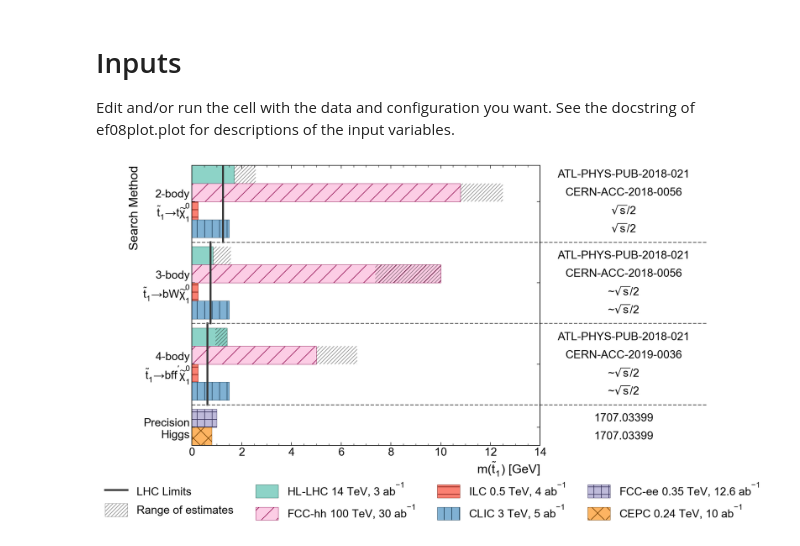
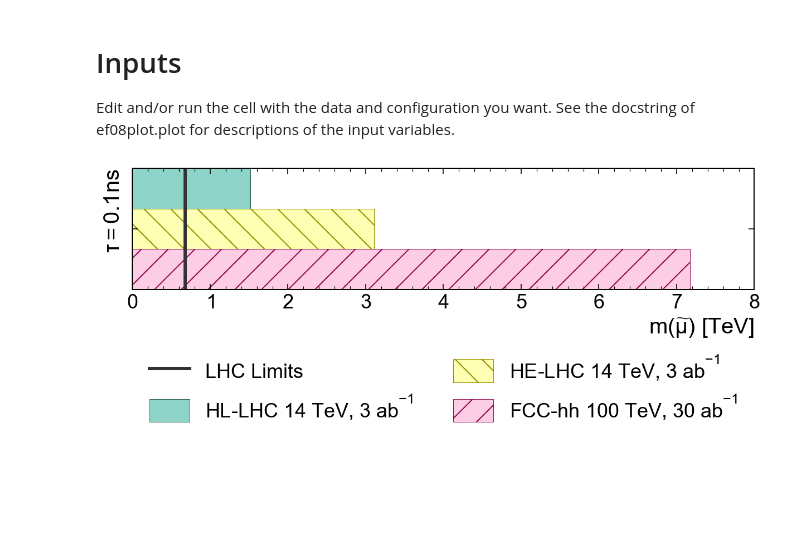
Before and after one commit to riley-x/snowmass-ef08-plots, a Jupyter notebook: plot.ipynb, the cells around one changed output. Saved outputs shown, nothing was run; the diff lists cells and outputs as text; code cells hidden in the pictures; blank space fills up the shorter version.

Commit message:
add smuon

```diff
--- a/plot.ipynb
+++ b/plot.ipynb
@@ -94,6 +94,32 @@ styles = {
 }
 
 xlabel = r'$m(\widetilde{t}_1)$ [GeV]'
+# %%
+################################################################
+###                           SMUON                          ###
+################################################################
+
+vals = {
+    '': {
+        'HL-LHC': [1.52, ''],
+        'HE-LHC': [3.11, ''],
+        'FCC-hh': [7.17, ''],
+        'current limits': .680,
+    },
+}
+
+cmap = mcm.get_cmap('Set3')
+styles = {
+    'HL-LHC': {'annotation':'14 TeV, 3 ab$^{-1}$', 'color':cmap(0), 'hatch':None},
+    'HE-LHC': {'annotation':'14 TeV, 3 ab$^{-1}$', 'color':cmap(1), 'hatch':'\\'},
+    'FCC-hh': {'annotation':'100 TeV, 30 ab$^{-1}$', 'color':cmap(7), 'hatch':'/'},
+    'ILC': {'annotation':'0.5 TeV, 4 ab$^{-1}$', 'color':cmap(3), 'hatch':'-'},
+    'CLIC': {'annotation':'3 TeV, 5 ab$^{-1}$', 'color':cmap(4), 'hatch':'|'},
+    'FCC-ee': {'annotation':'0.35 TeV, 12.6 ab$^{-1}$', 'color':cmap(2), 'hatch':'+'},
+    'CEPC': {'annotation':'0.24 TeV, 10 ab$^{-1}$', 'color':cmap(5), 'hatch':'x'},
+}
+
+xlabel = r'$m(\widetilde{\mu})$ [TeV]'
 # %%
 ################################################################
 ###                           PLOT                           ###
@@ -102,6 +128,10 @@ xlabel = r'$m(\widetilde{t}_1)$ [GeV]'
 ### customization can be hardcoded here.                     ###
 ###                                                          ###
 ################################################################
+
+### Default args ###
+ylabel = r'$\tau = 0.1$ns'
+legend_nrow = 2
 
 ### Setup and collections ###
 fig, ax = plt.subplots()
@@ -126,7 +156,6 @@ opts = {} # option : list per bar
 
 # legend
 legend_indexes = {} # collider : index into bars.patches
-legend_nrow = 2
 
 ### Collate info ###
 y = 0 # Loop from top to bottom (y-axis will be inverted, so start at y=0 and go up).
@@ -180,7 +209,7 @@ ax.tick_params(axis='y', which='minor', left=False, right=False)
 ax.set_ylim(0, ys[-1] + bar_height)
 ax.invert_yaxis()
 atlas_mpl_style.set_xlabel(xlabel)
-atlas_mpl_style.set_ylabel("Search Method")
+atlas_mpl_style.set_ylabel(ylabel)
 
 ### Plot range overlays ###
 for y,x0,x1 in ranges:
@@ -200,35 +229,36 @@ for y,ref in zip(ys, references):
     t = ax.text(x1, y + bar_height/2, ref, va='center', ha='center')
     bb = t.get_window_extent(renderer=fig.canvas.get_renderer()).transformed(ax.transAxes.inverted())
     max_text_width = max(max_text_width, bb.x1 - bb.x0)
-    text_height = bb.y1 - bb.y0
+    text_height = max(text_height, bb.y1 - bb.y0)
     patch_references.append(t)
     # https://stackoverflow.com/questions/24581194/matplotlib-text-bounding-box-dimensions
 data_to_axis = ax.transData + ax.transAxes.inverted()
 for patch in patch_references: # adjust x position
     pos = list(data_to_axis.transform(patch.get_position())) # axis coordinates, with x = 1 currently
     pos[0] += reference_pad + max_text_width / 2
     pos = data_to_axis.inverted().transform(pos)
     patch.set_position(pos)
+text_height = text_height or 0.9 / (3 + len(ys))
 
 ### Plot dividers ###
 for y in dividers:
     ax.axhline(y, xmax=1 + 2 * reference_pad + max_text_width, linestyle='--', color='#666666', clip_on=False)
 
 ### Plot legend ###
 legend_patches = [lim_line[0]]
 legend_labels = ['LHC Limits']
 if ranges:
     legend_patches.append(patch_range)
     legend_labels.append('Range of estimates')
 for collider,opts in styles.items():
     if (index := legend_indexes.get(collider)) is not None:
         legend_patches.append(bars.patches[index])
         if annotation := opts.get('annotation'):
             collider += ' ' + annotation
         legend_labels.append(collider)
 legend = ax.legend(legend_patches, legend_labels, loc='upper center', bbox_to_anchor=((1 + max_text_width) / 2, -2.5*text_height), framealpha=1, edgecolor='white', handleheight=1.4, ncol=(len(legend_labels)+legend_nrow-1)//legend_nrow)
 # %% [output]
-[figure, old version]
+[figure, new version]
 # %%
 ################################################################
 ###                           SAVE                           ###
```
Also changed, not shown: 6 other files.
